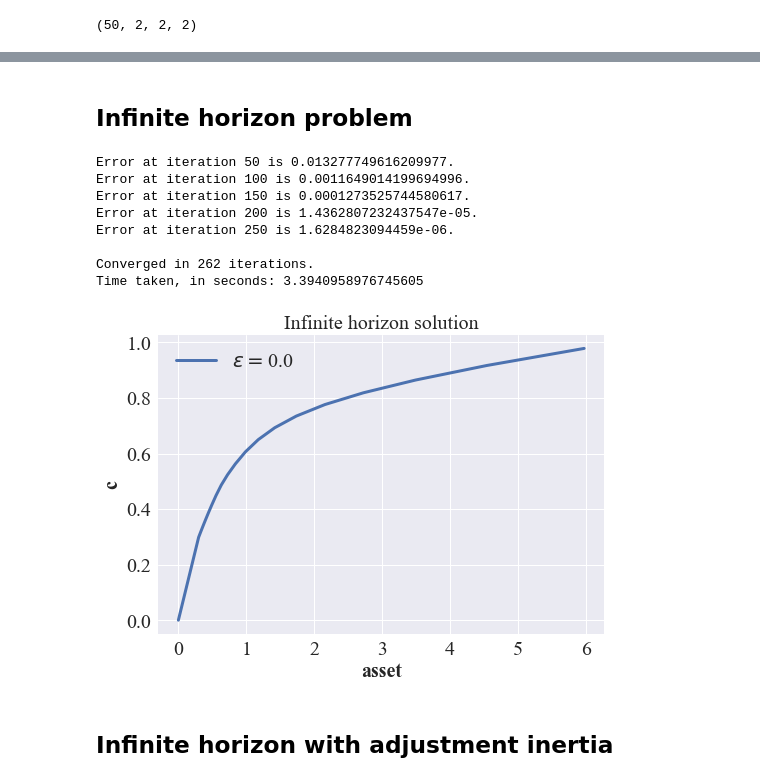
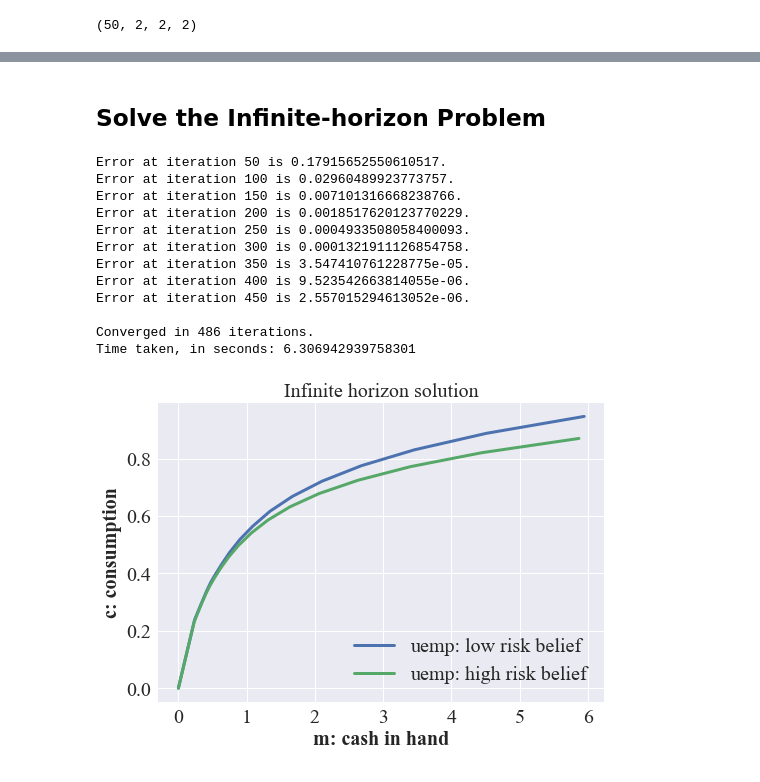
Before and after one commit to iworld1991/PIR, a Jupyter notebook: WorkingFolder/PythonCode/SolveLifeCycleBelief.ipynb, the cells around one changed output, grey strips where cells are left out. Drawn from its saved outputs; the diff is of its cells as text; code cells hidden in the pictures.

```diff
--- a/WorkingFolder/PythonCode/SolveLifeCycleBelief.ipynb
+++ b/WorkingFolder/PythonCode/SolveLifeCycleBelief.ipynb
@@ -673,4 +672,6 @@ if __name__ == "__main__":
     plt.title('Consumption in the last period')
     plt.plot(m_init[0:-1,0,0,0],
              σ_init[0:-1,0,0,0])
+    plt.xlabel('m: cash in hand')
+    plt.ylabel('c: consumption')
 # %% [output]
@@ -695,7 +696,8 @@ if __name__ == "__main__":
     ax.plot(m_vec[0:-1,0,0,0],
             σ_vec[0:-1,0,0,0],
             label='T')
-
+    ax.set_xlabel('m: cash in hand')
+    ax.set_ylabel('c: consumption')
     ## solve backward
 
     for it in range(100):
@@ -1401,8 +826,20 @@ if __name__ == "__main__":
                      '-.',
                      label ='uemp+ high risk belief',
                      lw = 3)
+
+        #axes[x].plot(m_plt_e_l, ## 0 indicates the low risk state
+        #             c_plt_e_l,
+        #             '--',
+        #             label ='emp+ low risk belief',
+        #             lw = 3)
+        #axes[x].plot(m_plt_e_h, ## 1 indicates the high risk state
+        #             c_plt_e_h,
+        #             '-.',
+        #             label ='emp+ high risk belief',
+        #             lw = 3)
+
         axes[x].legend()
         axes[x].set_xlabel('m')
         axes[0].set_ylabel('c')
-        axes[x].set_title(r'c under markov belief of risks at $age={}$'.format(age))
+        axes[x].set_title(r'$age={}$'.format(age))
 # %% [output]
@@ -1470,14 +847,13 @@ if __name__ == "__main__":
 # %% [markdown]
-## Infinite horizon problem
+## Solve the Infinite-horizon Problem
 # %%
 if __name__ == "__main__":
 
-    inf_liv_paras = copy(lc_paras)
+    inf_liv_paras = copy(lc_uemkv_sub_paras)
 
     ## initialize a model instance
 
     inf_liv = LifeCycle(**inf_liv_paras)
-
 
     ## initial guess of consumption functions
 
@@ -1489,52 +865,57 @@ if __name__ == "__main__":
 
     x_ls = [0.0]
     ms_inf_stars =[]
     σs_inf_stars = []
 
     for i,x in enumerate(x_ls):
 
         ## set different ma parameters
         inf_liv.x = x
         m_inf_star, σ_inf_star = solve_model_iter(inf_liv,
                                                   m_init,
                                                   σ_init)
         ms_inf_stars.append(m_inf_star)
         σs_inf_stars.append(σ_inf_star)
 
 
     t_finish = time()
 
     print("Time taken, in seconds: "+ str(t_finish - t_start))
 
 
 
     ## plot c func
 
-    eps_ls = [0]
+    eps_fix = 0 ## no ma shock here. just use 0 for the index of transitory shock
 
     ms_inf_star = ms_inf_stars[0]
     σs_inf_star = σs_inf_stars[0]
 
-
-    for eps in eps_ls:
-        plt.plot(ms_inf_star[0:-1,eps,0,0],
-                 σs_inf_star[0:-1,eps,0,0],
-                 label = r'$\epsilon=$'+str(round(inf_liv.eps_grid[eps],2)),
-                 lw=3
-                )
-        plt.legend()
-        plt.xlabel('asset')
-        plt.ylabel('c')
-        plt.title('Infinite horizon solution')
+    plt.plot(ms_inf_star[0:-1,eps_fix,0,0],
+             σs_inf_star[0:-1,eps_fix,0,0],
+             label='uemp: low risk belief',
+             lw=3
+            )
+    plt.plot(ms_inf_star[0:-1,eps_fix,0,1],
+             σs_inf_star[0:-1,eps_fix,0,1],
+             label='uemp: high risk belief',
+             lw=3
+            )
+    plt.legend()
+    plt.xlabel('m: cash in hand')
+    plt.ylabel('c: consumption')
+    plt.title('Infinite horizon solution')
 # %% [output]
-Error at iteration 50 is 0.013277749616209977.
-Error at iteration 100 is 0.0011649014199694996.
-Error at iteration 150 is 0.0001273525744580617.
-Error at iteration 200 is 1.4362807232437547e-05.
-Error at iteration 250 is 1.6284823094459e-06.
+Error at iteration 50 is 0.17915652550610517.
+Error at iteration 100 is 0.02960489923773757.
+Error at iteration 150 is 0.007101316668238766.
+Error at iteration 200 is 0.0018517620123770229.
+Error at iteration 250 is 0.0004933508058400093.
+Error at iteration 300 is 0.0001321911126854758.
+Error at iteration 350 is 3.547410761228775e-05.
+Error at iteration 400 is 9.523542663814055e-06.
+Error at iteration 450 is 2.557015294613052e-06.
 
-Converged in 262 iterations.
-Time taken, in seconds: 3.3940958976745605
+Converged in 486 iterations.
+Time taken, in seconds: 6.306942939758301
-[figure, old version]
+[figure, new version]
-# %% [markdown]
-## Infinite horizon with adjustment inertia
```
Also changed, not shown: parts of 50 cells of this notebook, 1 other file.
